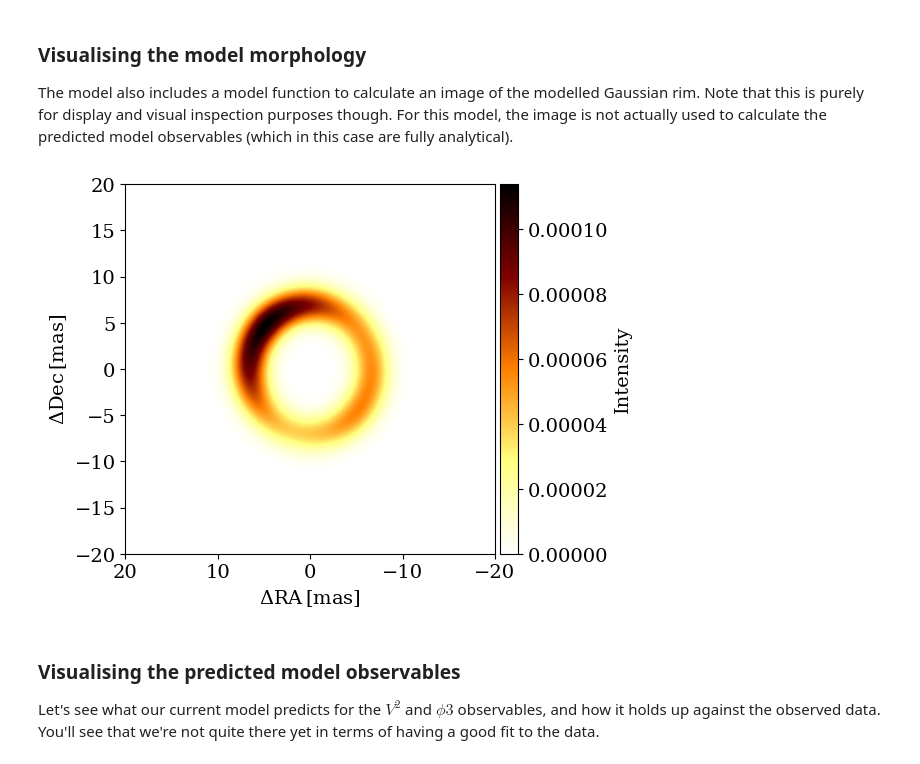
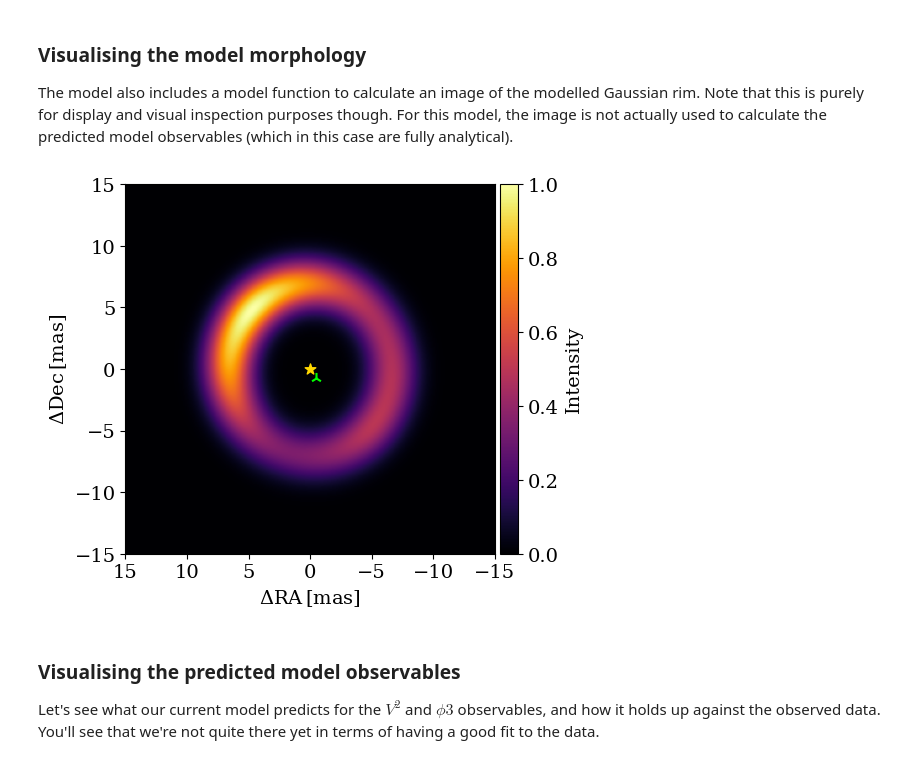
Before and after one commit to DePrinsT/drpangloss, a Jupyter notebook: notebooks/circumbinary_rim.ipynb, the cells around one changed output. Drawn from its saved outputs; the diff is of its cells as text; code cells hidden in the pictures.

```diff
--- a/notebooks/circumbinary_rim.ipynb
+++ b/notebooks/circumbinary_rim.ipynb
@@ -164,15 +359,15 @@ model_params = {
     "fwhm_rim": 3.233,  # Gaussian FWHM of the rim in milliarcseconds.
     "inc_rim": 19.0,  # Inclination of the rim in degrees.
     "pa_rim": 6.0,  # Position angle of the rim in degrees.
-    "si_rim": 3.6,  # Rim spectral index (from paper T_bb & modified for 'si_p' value).
+    "si_rim": 3.6,  # Rim spectral indexobs_vis2_i (from paper T_bb & modified for 'si_p' value).
     "flux_bkg": 0.155,  # Overresolved background flux fraction.
     "az_amps": [
         0.43011627,
         0.2745906,
     ],  # 1st & 2nd rim azimuthal modulation amplitudes (the paper worked with equivalent coefficients).
-    "az_phis": [
-        35.537678,
-        50.245735,
+    "az_pas": [
+        35.537678 + 6.0,
+        50.245735 + 6.0,
     ],  # 1st & 2nd rim azimuthal modulation offset angles relative to 'pa_rim' in degrees.
     "wave0": 1.65e-6,  # Wavelength at which the flux fractions are defined in meter (not a free parameter).
 }
@@ -186,37 +381,38 @@ rim. Note that this is purely for display and visual inspection purposes though.
 model, the image is not actually used to calculate the predicted model observables (which
 in this case are fully analytical).
 # %%
-npix = 200  # Number of pixels along the field-of-view.
-ps = 0.2  # Pixelscale in milliarcseconds.
+npix = 300  # Number of pixels along the field-of-view.
+ps = 0.1  # Pixelscale in milliarcseconds.
 fov = npix * ps
 
-# Get an image of the rim.
-rim_img = model.get_img(npix=400, ps=0.1)
-
-# Get the coordinates.
-xcoord, ycoord = img_get_sky_coordinates(rim_img, ps=ps)
+# Get an image of the rim (normalized so sum of pixels is one).
+rim_img = model.get_img(npix=npix, ps=ps)
 
 fig, ax = plt.subplots(1, 1)
 # Plot image.
 im = ax.imshow(
-    rim_img,
+    rim_img / jnp.max(rim_img),
     extent=(
         fov / 2,
         -fov / 2,
         -fov / 2,
         fov / 2,
     ),
-    cmap="afmhot_r",
+    cmap="inferno",
 )
+# Add stars
+ax.scatter(model.dra_p, model.ddec_p, marker="*", s=64, color="gold")
+ax.scatter(model.dra_s, model.ddec_s, marker="2", s=64, color="lime")
+
 
 # Add colorbar to the side.
 divider = make_axes_locatable(ax)
 cax = divider.append_axes("right", size="5%", pad=0.05)
 fig.colorbar(im, cax=cax, label="Intensity")
 
 ax.set_xlabel(r"$\Delta \mathregular{RA} \, \mathregular{[mas]}$")
 ax.set_ylabel(r"$\Delta \mathregular{Dec} \, \mathregular{[mas]}$")
 
 plt.show()
 # %% [output]
-[figure, old version]
+[figure, new version]
```
Also changed, not shown: parts of 47 cells of this notebook, 2 other files.
